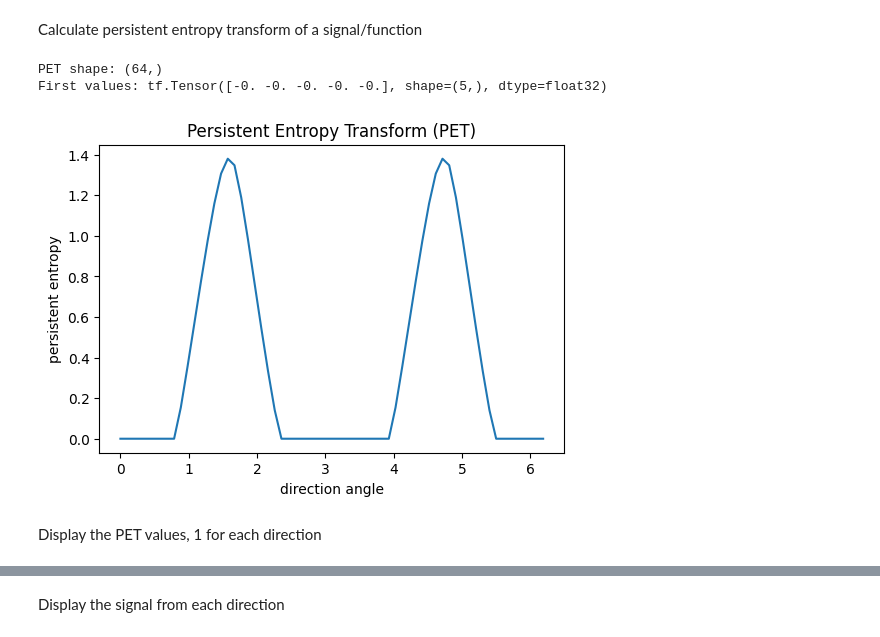
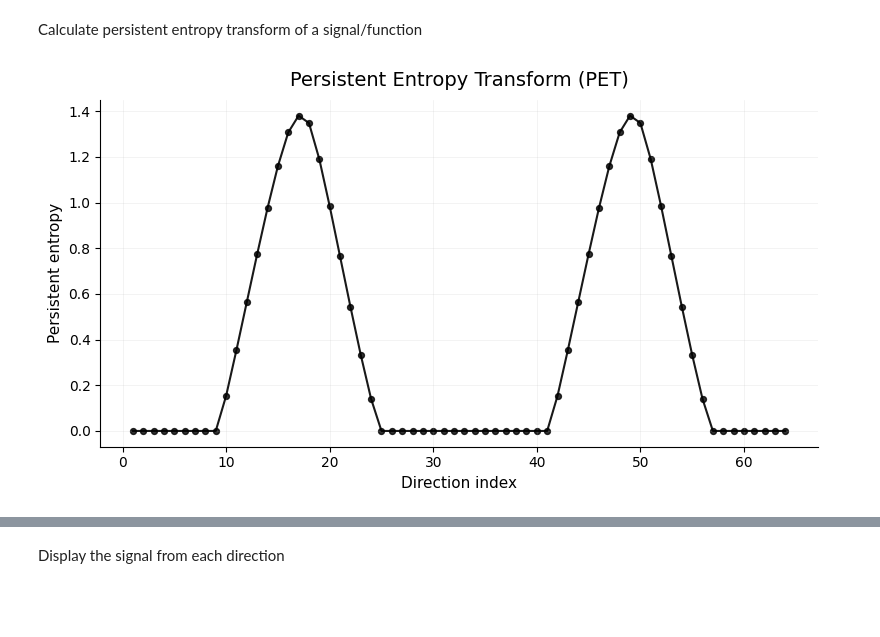
Before and after one commit to victosdur/PET, a Jupyter notebook: pet.ipynb, the cells around one changed output, grey strips where cells are left out. Saved outputs shown, nothing was run; the diff lists cells and outputs as text; code cells hidden in the pictures; blank space fills up the shorter version.

```diff
--- a/pet.ipynb
+++ b/pet.ipynb
@@ -11,40 +15,94 @@ Calculate persistent entropy transform of a signal/function
 # %%
 domain =[-10,10]
 function=np.sin
-n_points = 1000
+n_points = 250
 x_train, y_train = generate_training_data(function, (domain[0], domain[1]), n_points)
 x_train = tf.constant(x_train,dtype=tf.float32)
 y_train = tf.constant(y_train,dtype=tf.float32)
 
 stbase = gd.SimplexTree()
 for i in range(n_points-1):
     stbase.insert([i,i+1], -1e10)
 layer = LowerStarLayer(simplextree=stbase)
 
 dgmsRef = layer.call(y_train)
 dgmRef = dgmsRef[0][0]
 PERef=persistent_entropy(dgmRef)
 
+
+# =========================================================
+# Compute PET
+# =========================================================
+
 PET_values, angles = persistent_entropy_transform(
     x_train,
     y_train,
     layer,
     num_directions=64
 )
 
-print("PET shape:", PET_values.shape)
-print("First values:", PET_values[:5])
+PET_values = PET_values.numpy()
 
+# =========================================================
+# Create figure
+# =========================================================
 
-plt.figure(figsize=(6,4))
-plt.plot(angles, PET_values.numpy())
-plt.xlabel("direction angle")
-plt.ylabel("persistent entropy")
-plt.title("Persistent Entropy Transform (PET)")
+fig, ax = plt.subplots(figsize=(8, 4.5))
+
+direction_index = np.arange(1, len(PET_values) + 1)
+
+# Main PET curve
+ax.plot(
+    direction_index,
+    PET_values,
+    linewidth=1.5,
+    color='black',
+    alpha=0.9
+)
+
+# Scatter points
+ax.scatter(
+    direction_index,
+    PET_values,
+    s=18,
+    color='black',
+    alpha=0.8
+)
+
+# =========================================================
+# Labels
+# =========================================================
+
+ax.set_xlabel(
+    "Direction index",
+    fontsize=11
+)
+
+ax.set_ylabel(
+    "Persistent entropy",
+    fontsize=11
+)
+
+ax.set_title(
+    "Persistent Entropy Transform (PET)",
+    fontsize=14,
+    pad=10
+)
+
+# =========================================================
+# Paper style
+# =========================================================
+
+ax.spines['top'].set_visible(False)
+ax.spines['right'].set_visible(False)
+
+ax.grid(
+    alpha=0.2,
+    linewidth=0.5
+)
+
+plt.tight_layout()
+plt.savefig("figures/Pet.jpg")
 plt.show()
 # %% [output]
-PET shape: (64,)
-First values: tf.Tensor([-0. -0. -0. -0. -0.], shape=(5,), dtype=float32)
-[figure, old version]
+[figure, new version]
-# %% [markdown]
-Display the PET values, 1 for each direction
```
Also changed, not shown: parts of 11 cells of this notebook, 9 other files.
